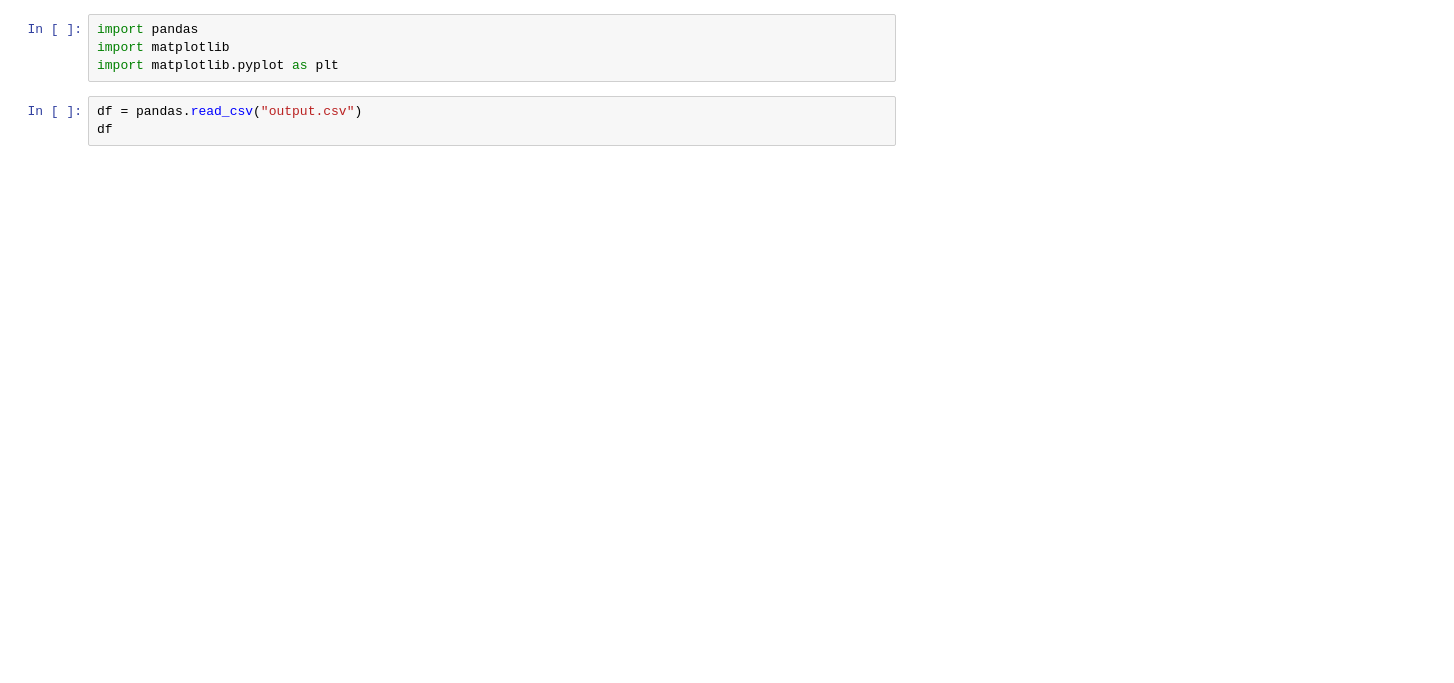
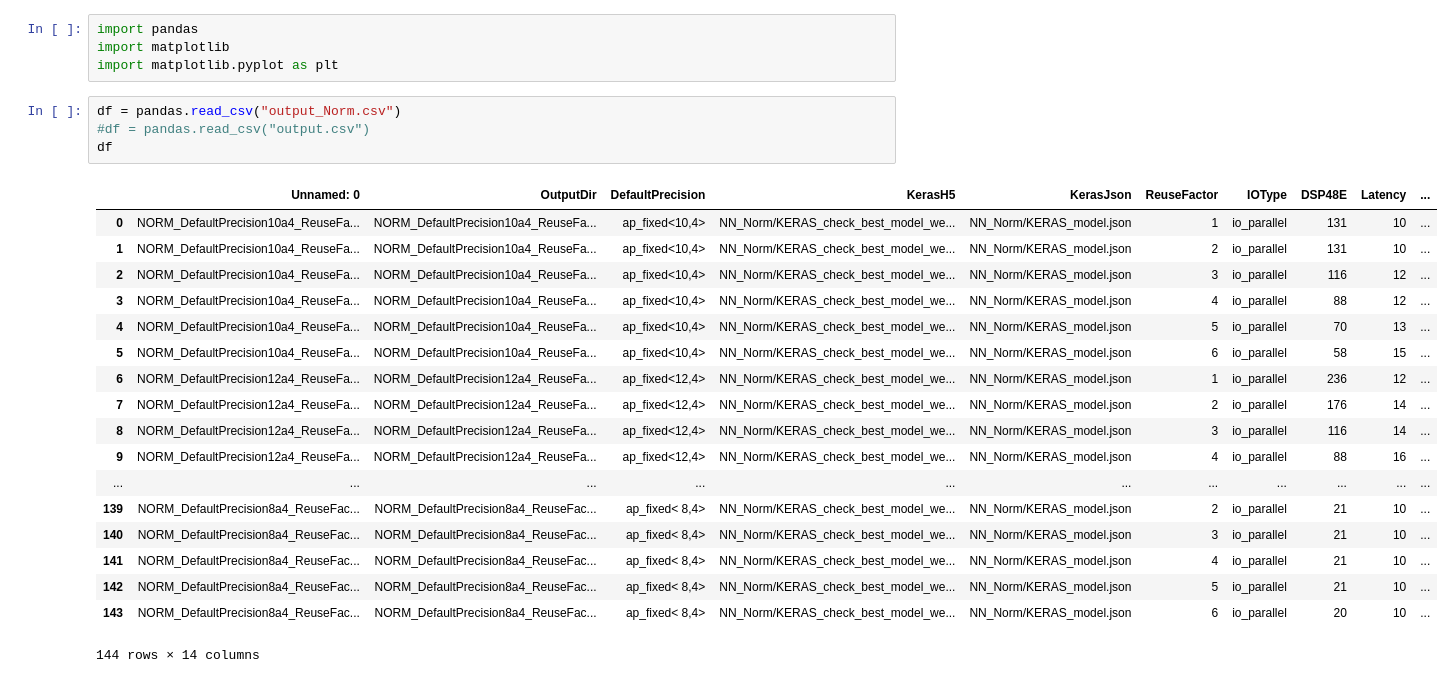
Before and after one commit to fastmachinelearning/analysis-tools, a Jupyter notebook: utils/PlotParameterScan.ipynb, the cells around one changed output. Drawn from its saved outputs; the diff is of its cells as text; blank space fills up the shorter version.

```diff
--- a/utils/PlotParameterScan.ipynb
+++ b/utils/PlotParameterScan.ipynb
@@ -3,7 +3,27 @@ import pandas
 import matplotlib
 import matplotlib.pyplot as plt
 # %%
-df = pandas.read_csv("output.csv")
+df = pandas.read_csv("output_Norm.csv")
+#df = pandas.read_csv("output.csv")
 df
+# %% [output]
+|  | Unnamed: 0 | OutputDir | DefaultPrecision | KerasH5 | KerasJson | ReuseFactor | IOType | DSP48E | Latency | ... |
+| 0 | NORM_DefaultPrecision10a4_ReuseFa... | NORM_DefaultPrecision10a4_ReuseFa... | ap_fixed<10,4> | NN_Norm/KERAS_check_best_model_we... | NN_Norm/KERAS_model.json | 1 | io_parallel | 131 | 10 | ... |
+| 1 | NORM_DefaultPrecision10a4_ReuseFa... | NORM_DefaultPrecision10a4_ReuseFa... | ap_fixed<10,4> | NN_Norm/KERAS_check_best_model_we... | NN_Norm/KERAS_model.json | 2 | io_parallel | 131 | 10 | ... |
+| 2 | NORM_DefaultPrecision10a4_ReuseFa... | NORM_DefaultPrecision10a4_ReuseFa... | ap_fixed<10,4> | NN_Norm/KERAS_check_best_model_we... | NN_Norm/KERAS_model.json | 3 | io_parallel | 116 | 12 | ... |
+| 3 | NORM_DefaultPrecision10a4_ReuseFa... | NORM_DefaultPrecision10a4_ReuseFa... | ap_fixed<10,4> | NN_Norm/KERAS_check_best_model_we... | NN_Norm/KERAS_model.json | 4 | io_parallel | 88 | 12 | ... |
+| 4 | NORM_DefaultPrecision10a4_ReuseFa... | NORM_DefaultPrecision10a4_ReuseFa... | ap_fixed<10,4> | NN_Norm/KERAS_check_best_model_we... | NN_Norm/KERAS_model.json | 5 | io_parallel | 70 | 13 | ... |
+| 5 | NORM_DefaultPrecision10a4_ReuseFa... | NORM_DefaultPrecision10a4_ReuseFa... | ap_fixed<10,4> | NN_Norm/KERAS_check_best_model_we... | NN_Norm/KERAS_model.json | 6 | io_parallel | 58 | 15 | ... |
+| 6 | NORM_DefaultPrecision12a4_ReuseFa... | NORM_DefaultPrecision12a4_ReuseFa... | ap_fixed<12,4> | NN_Norm/KERAS_check_best_model_we... | NN_Norm/KERAS_model.json | 1 | io_parallel | 236 | 12 | ... |
+| 7 | NORM_DefaultPrecision12a4_ReuseFa... | NORM_DefaultPrecision12a4_ReuseFa... | ap_fixed<12,4> | NN_Norm/KERAS_check_best_model_we... | NN_Norm/KERAS_model.json | 2 | io_parallel | 176 | 14 | ... |
+| 8 | NORM_DefaultPrecision12a4_ReuseFa... | NORM_DefaultPrecision12a4_ReuseFa... | ap_fixed<12,4> | NN_Norm/KERAS_check_best_model_we... | NN_Norm/KERAS_model.json | 3 | io_parallel | 116 | 14 | ... |
+| 9 | NORM_DefaultPrecision12a4_ReuseFa... | NORM_DefaultPrecision12a4_ReuseFa... | ap_fixed<12,4> | NN_Norm/KERAS_check_best_model_we... | NN_Norm/KERAS_model.json | 4 | io_parallel | 88 | 16 | ... |
+| ... | ... | ... | ... | ... | ... | ... | ... | ... | ... | ... |
+| 139 | NORM_DefaultPrecision8a4_ReuseFac... | NORM_DefaultPrecision8a4_ReuseFac... | ap_fixed< 8,4> | NN_Norm/KERAS_check_best_model_we... | NN_Norm/KERAS_model.json | 2 | io_parallel | 21 | 10 | ... |
+| 140 | NORM_DefaultPrecision8a4_ReuseFac... | NORM_DefaultPrecision8a4_ReuseFac... | ap_fixed< 8,4> | NN_Norm/KERAS_check_best_model_we... | NN_Norm/KERAS_model.json | 3 | io_parallel | 21 | 10 | ... |
+| 141 | NORM_DefaultPrecision8a4_ReuseFac... | NORM_DefaultPrecision8a4_ReuseFac... | ap_fixed< 8,4> | NN_Norm/KERAS_check_best_model_we... | NN_Norm/KERAS_model.json | 4 | io_parallel | 21 | 10 | ... |
+| 142 | NORM_DefaultPrecision8a4_ReuseFac... | NORM_DefaultPrecision8a4_ReuseFac... | ap_fixed< 8,4> | NN_Norm/KERAS_check_best_model_we... | NN_Norm/KERAS_model.json | 5 | io_parallel | 21 | 10 | ... |
+| 143 | NORM_DefaultPrecision8a4_ReuseFac... | NORM_DefaultPrecision8a4_ReuseFac... | ap_fixed< 8,4> | NN_Norm/KERAS_check_best_model_we... | NN_Norm/KERAS_model.json | 6 | io_parallel | 20 | 10 | ... |
+144 rows × 14 columns
 # %%
 df.loc[:,'Precision'] = df['DefaultPrecision'].str.strip("ap_fixed")
```
Also changed, not shown: parts of 1 cell of this notebook.
